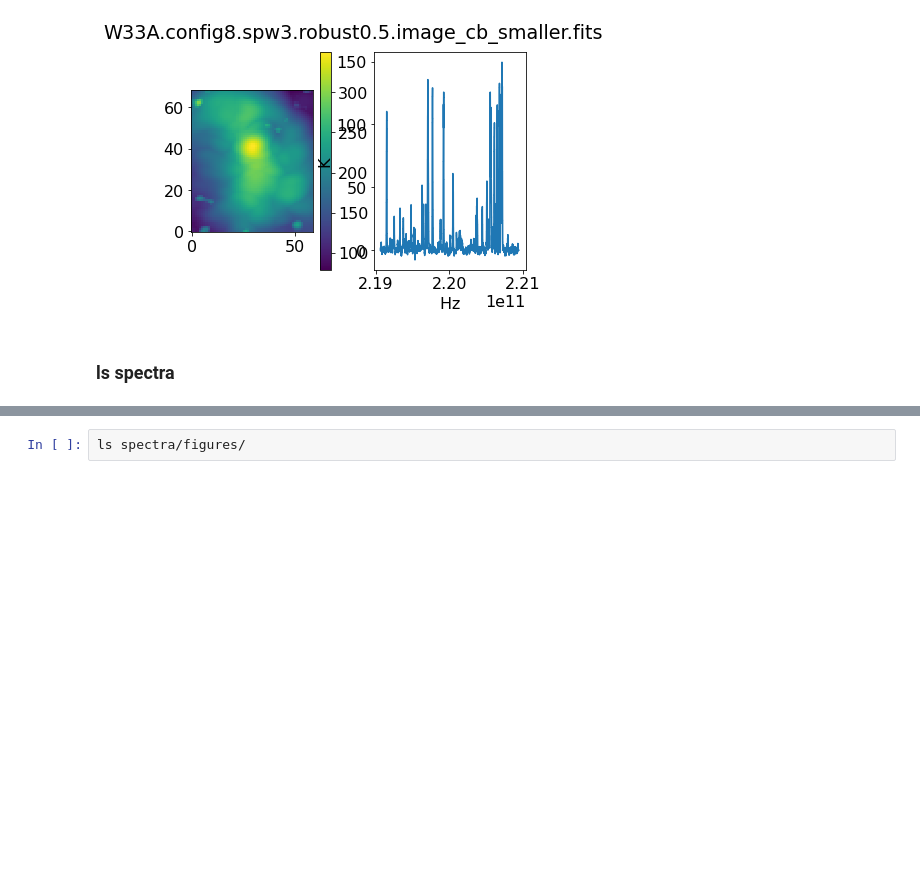
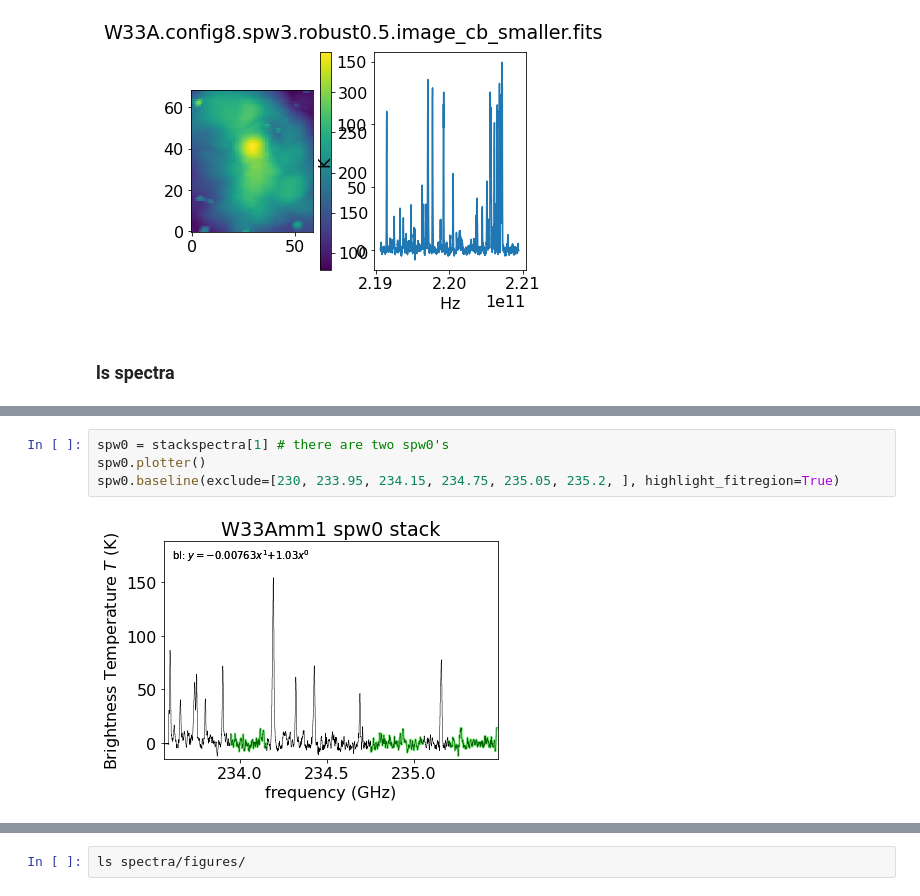
Before and after one commit to keflavich/saltmining, a Jupyter notebook: notebooks/SanhuezaW33.ipynb, the cells around one changed output, grey strips where cells are left out. Saved outputs shown, nothing was run; the diff lists cells and outputs as text; blank space fills up the shorter version.

```diff
--- a/notebooks/SanhuezaW33.ipynb
+++ b/notebooks/SanhuezaW33.ipynb
@@ -566 +572,7 @@ W33Amm1 spw2 stack
+# %%
+spw0 = stackspectra[1] # there are two spw0's
+spw0.plotter()
+spw0.baseline(exclude=[230, 233.95, 234.15, 234.75, 235.05, 235.2, ], highlight_fitregion=True)
+# %% [output]
+[figure, added]
 # %%
```
Also changed, not shown: parts of 6 cells of this notebook, 3 other files.
